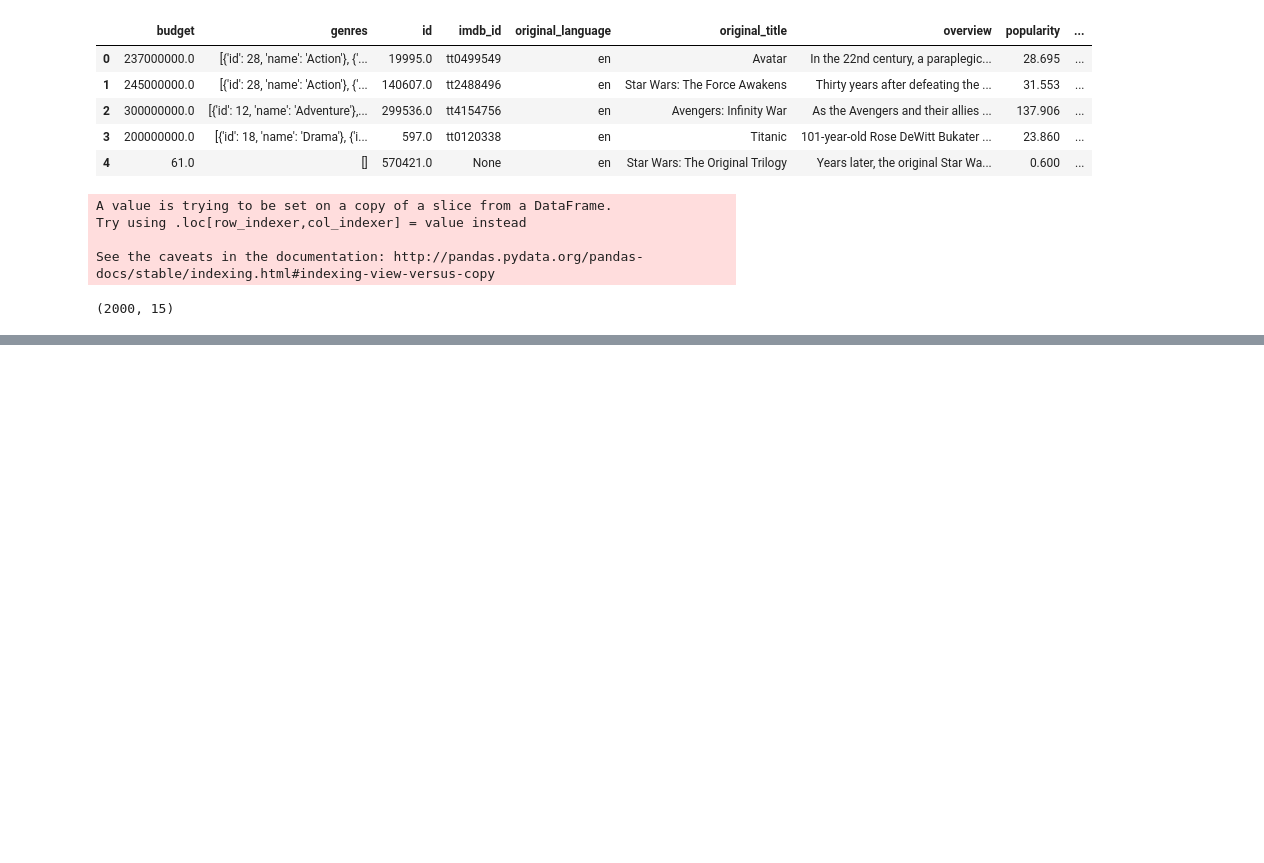
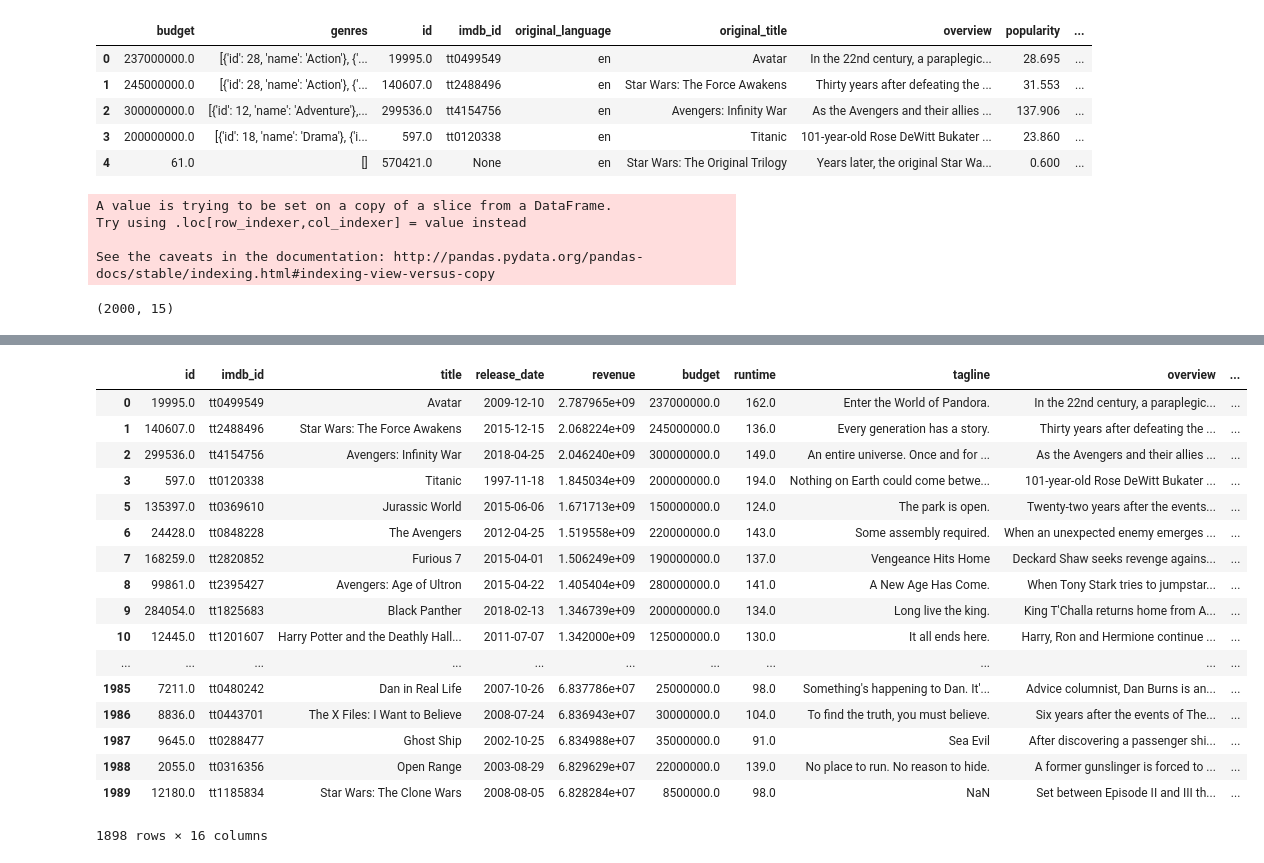
Before and after one commit to maks-p/mod_1_project_movies, a Jupyter notebook: mod-1-movie-project.ipynb, the cells around one changed output, grey strips where cells are left out. Saved outputs shown, nothing was run; the diff lists cells and outputs as text; code cells hidden in the pictures; blank space fills up the shorter version.

```diff
--- a/mod-1-movie-project.ipynb
+++ b/mod-1-movie-project.ipynb
@@ -399,0 +366,4 @@ def loop_through(loops):
+# %%
+#Clean up Production Cos
+dfx['all_production_cos'] = dfx['all_production_cos'].str.strip('[]').str.replace(' ','').str.replace("'",'')
+dfx['all_production_cos'] = dfx['all_production_cos'].str.split(',')
@@ -399,0 +412,5 @@ def loop_through(loops):
+# %%
+#Convert Release Dates to datetime and Make Release Year column
+dfx.release_date = pd.to_datetime(dfx['release_date'])
+dfx['release_year'] = dfx['release_date'].dt.year
+dfx.head()
@@ -399,0 +424,3 @@ def loop_through(loops):
+# %%
+dfx['multiple'] = dfx['revenue'] / dfx['budget']
+dfx.sort_values('multiple', ascending=False).head(10)
@@ -399,0 +439,27 @@ def loop_through(loops):
+# %%
+#Drop Karate Kid (Budget Outlier)
+dfx.drop(dfx.loc[dfx['id'] == 8856.0].index, inplace=True)
+#Drop Star Wars Trilogy
+dfx.drop(dfx.loc[dfx['id'] == 570421.0].index, inplace=True)
+# %%
+#Drop Two Columns
+dfx.drop(columns=['Unnamed: 0', 'original_title'])
+# %% [output]
+|  | id | imdb_id | title | release_date | revenue | budget | runtime | tagline | overview | ... |
+| 0 | 19995.0 | tt0499549 | Avatar | 2009-12-10 | 2.787965e+09 | 237000000.0 | 162.0 | Enter the World of Pandora. | In the 22nd century, a paraplegic... | ... |
+| 1 | 140607.0 | tt2488496 | Star Wars: The Force Awakens | 2015-12-15 | 2.068224e+09 | 245000000.0 | 136.0 | Every generation has a story. | Thirty years after defeating the ... | ... |
+| 2 | 299536.0 | tt4154756 | Avengers: Infinity War | 2018-04-25 | 2.046240e+09 | 300000000.0 | 149.0 | An entire universe. Once and for ... | As the Avengers and their allies ... | ... |
+| 3 | 597.0 | tt0120338 | Titanic | 1997-11-18 | 1.845034e+09 | 200000000.0 | 194.0 | Nothing on Earth could come betwe... | 101-year-old Rose DeWitt Bukater ... | ... |
+| 5 | 135397.0 | tt0369610 | Jurassic World | 2015-06-06 | 1.671713e+09 | 150000000.0 | 124.0 | The park is open. | Twenty-two years after the events... | ... |
+| 6 | 24428.0 | tt0848228 | The Avengers | 2012-04-25 | 1.519558e+09 | 220000000.0 | 143.0 | Some assembly required. | When an unexpected enemy emerges ... | ... |
+| 7 | 168259.0 | tt2820852 | Furious 7 | 2015-04-01 | 1.506249e+09 | 190000000.0 | 137.0 | Vengeance Hits Home | Deckard Shaw seeks revenge agains... | ... |
+| 8 | 99861.0 | tt2395427 | Avengers: Age of Ultron | 2015-04-22 | 1.405404e+09 | 280000000.0 | 141.0 | A New Age Has Come. | When Tony Stark tries to jumpstar... | ... |
+| 9 | 284054.0 | tt1825683 | Black Panther | 2018-02-13 | 1.346739e+09 | 200000000.0 | 134.0 | Long live the king. | King T'Challa returns home from A... | ... |
+| 10 | 12445.0 | tt1201607 | Harry Potter and the Deathly Hall... | 2011-07-07 | 1.342000e+09 | 125000000.0 | 130.0 | It all ends here. | Harry, Ron and Hermione continue ... | ... |
+| ... | ... | ... | ... | ... | ... | ... | ... | ... | ... | ... |
+| 1985 | 7211.0 | tt0480242 | Dan in Real Life | 2007-10-26 | 6.837786e+07 | 25000000.0 | 98.0 | Something's happening to Dan. It'... | Advice columnist, Dan Burns is an... | ... |
+| 1986 | 8836.0 | tt0443701 | The X Files: I Want to Believe | 2008-07-24 | 6.836943e+07 | 30000000.0 | 104.0 | To find the truth, you must believe. | Six years after the events of The... | ... |
+| 1987 | 9645.0 | tt0288477 | Ghost Ship | 2002-10-25 | 6.834988e+07 | 35000000.0 | 91.0 | Sea Evil | After discovering a passenger shi... | ... |
+| 1988 | 2055.0 | tt0316356 | Open Range | 2003-08-29 | 6.829629e+07 | 22000000.0 | 139.0 | No place to run. No reason to hide. | A former gunslinger is forced to ... | ... |
+| 1989 | 12180.0 | tt1185834 | Star Wars: The Clone Wars | 2008-08-05 | 6.828284e+07 | 8500000.0 | 98.0 | NaN | Set between Episode II and III th... | ... |
+1898 rows × 16 columns
```
Also changed, not shown: parts of 68 cells of this notebook, 3 other files.
